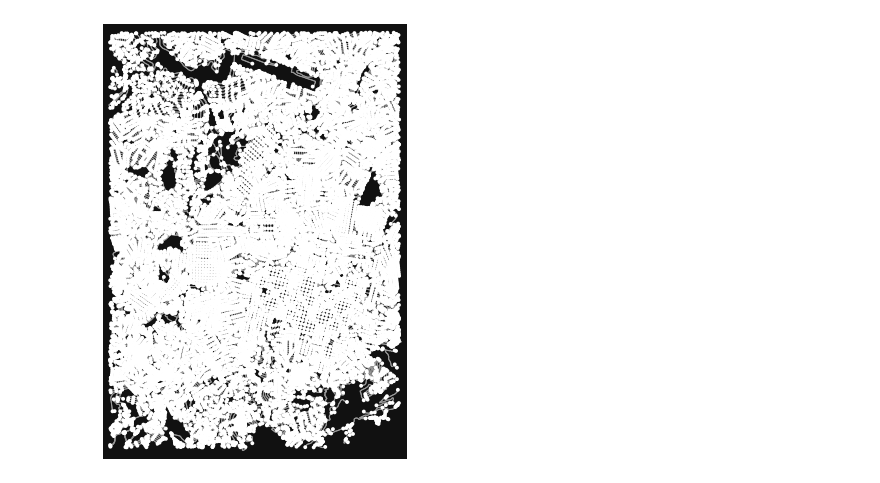
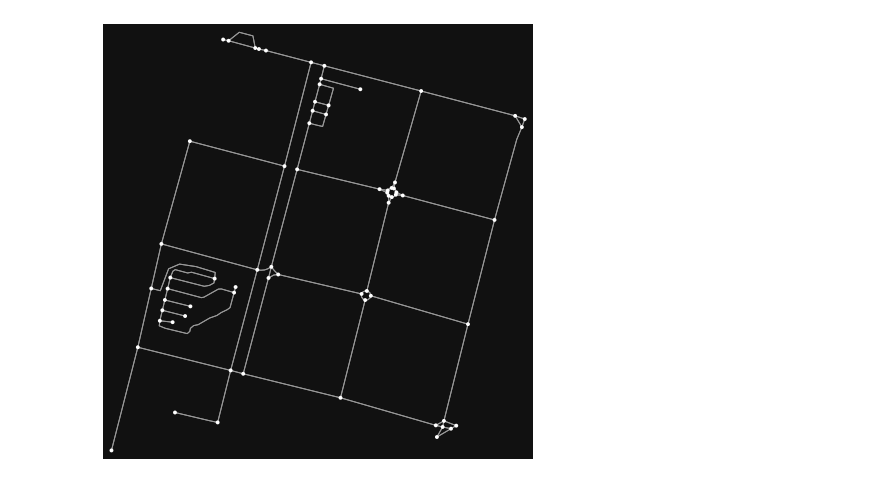
Before and after one commit to vfernandes7/TCC-UFMG-Engenharia-Mecanica, a Jupyter notebook: Código Completo.ipynb, the cells around one changed output. Cells and saved outputs as stored; diff of their text form; code cells hidden in the pictures.

```diff
--- a/Código Completo.ipynb
+++ b/Código Completo.ipynb
@@ -16,26 +16,32 @@ ox.config(log_console=True, use_cache=True)
 # %%
 #importando as informações do Open Street Map e plotando
 
 #definindo os limites da área analisada (Belo Horizonte)
 #buscando as informações para andar, dessa forma não há restrições da direção para andar
 
 #limites completos
 #limite_superior = -19.7961
 #limite_inferior = -20.0056
 #limite_esquerdo = -44.0418
 #limite_direito = -43.8684
 
 #mapa reduzido
-limite_superior = -19.8378
-limite_inferior = -19.9785
-limite_esquerdo = -44.0112
-limite_direito = -43.9069
+#limite_superior = -19.8378
+#limite_inferior = -19.9785
+#limite_esquerdo = -44.0112
+#limite_direito = -43.9069
+
+#mapa menor
+limite_superior = -19.9249
+limite_inferior = -19.9300
+limite_esquerdo = -43.9485
+limite_direito = -43.9432
 
 G = ox.graph_from_bbox(limite_superior,limite_inferior,limite_esquerdo,limite_direito,network_type='walk')
 
 fig, ax = ox.plot_graph(G)
 # %% [output]
-[figure, old version]
+[figure, new version]
 # %%
 #importando todos os endereços das Drogarias Araujos dentro da região analisada
 #importando também todas as latitudes e longitudes dessas araújos
```
Also changed, not shown: parts of 12 cells of this notebook, 59 other files.
